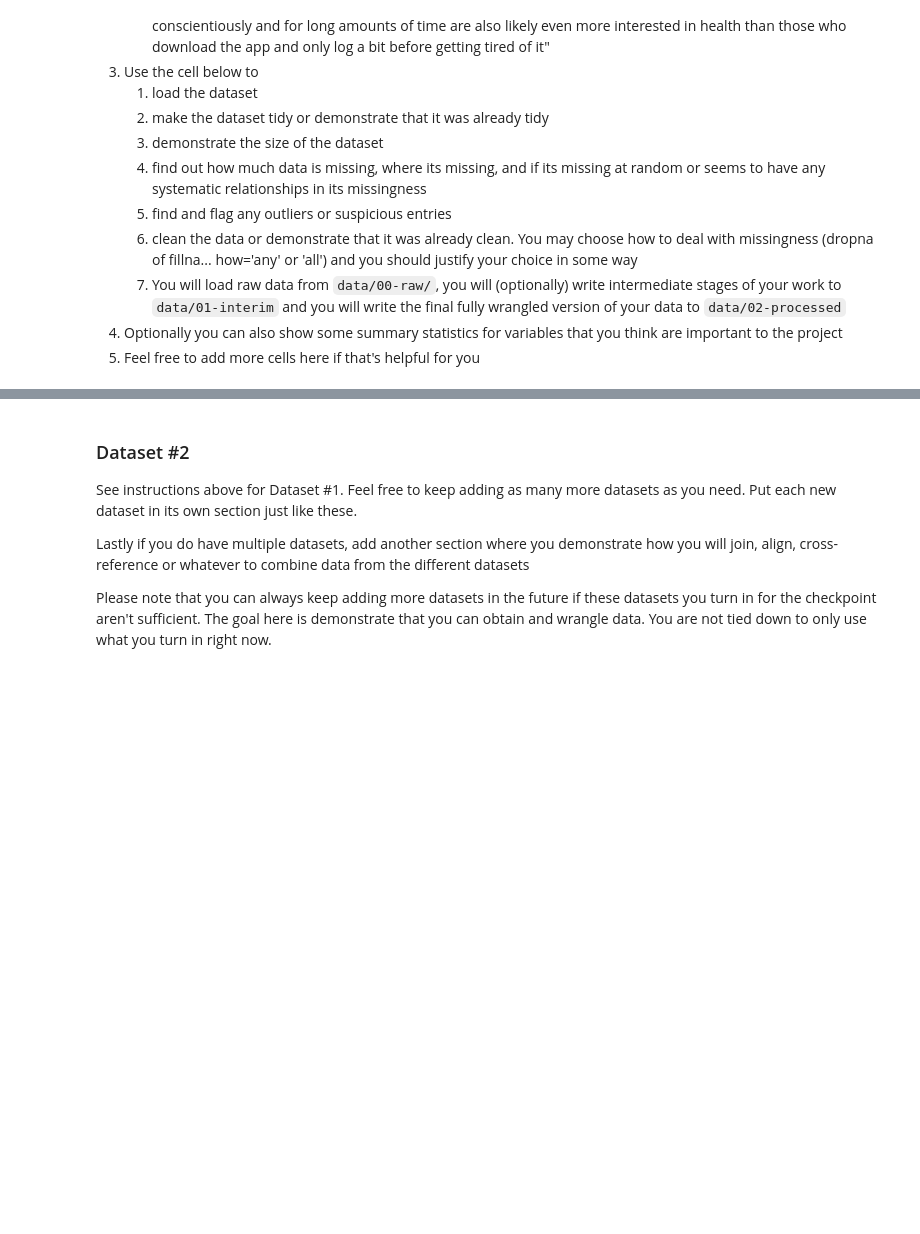
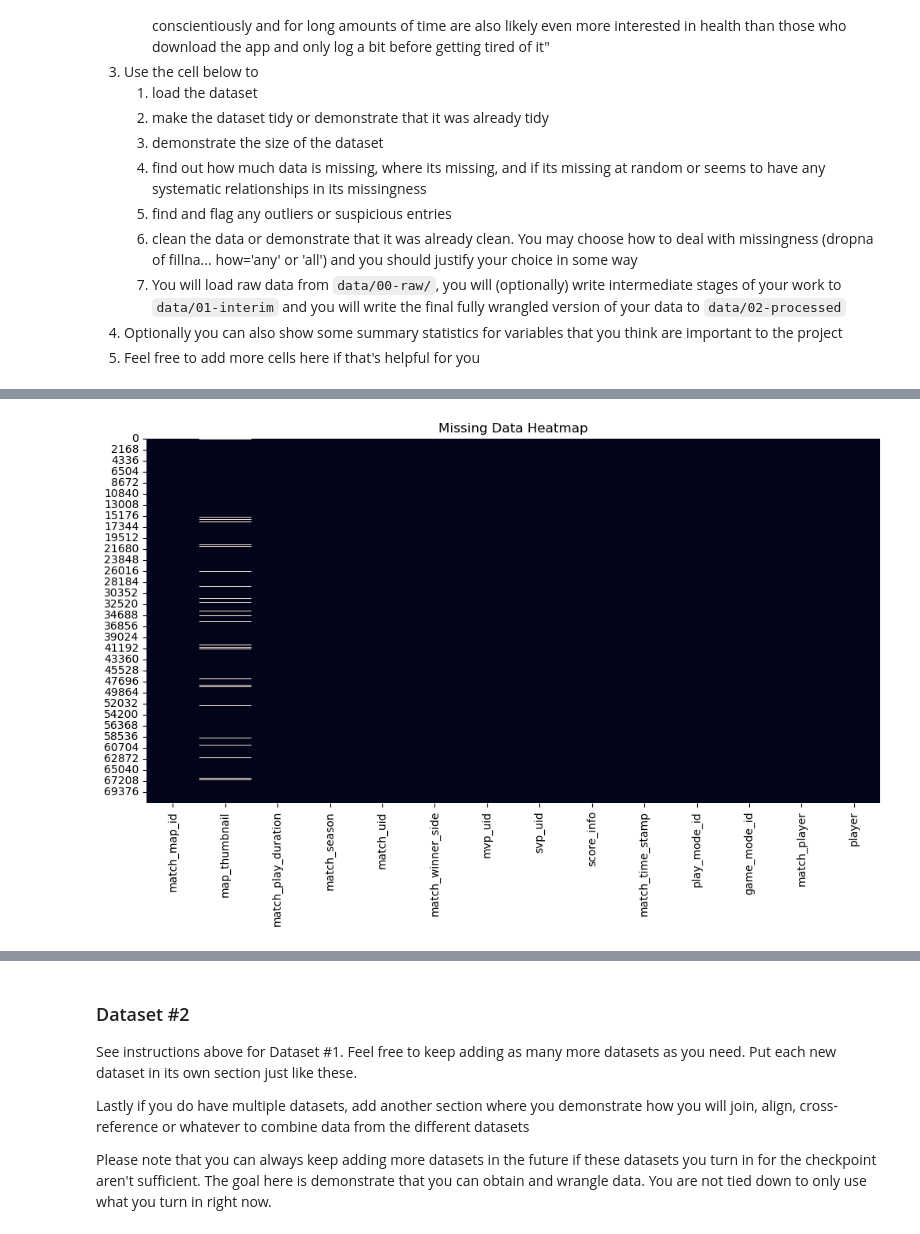
Before and after one commit to COGS108/Group126_WI26, a Jupyter notebook: 01-DataCheckpoint.ipynb, the cells around one changed output, grey strips where cells are left out. Saved outputs shown, nothing was run; the diff lists cells and outputs as text; code cells hidden in the pictures; blank space fills up the shorter version.

Commit message:
Grabbed data from API, cleaned it, did data wrangling

```diff
--- a/01-DataCheckpoint.ipynb
+++ b/01-DataCheckpoint.ipynb
@@ -140,0 +139,96 @@ Instructions:
+# %%
+import json
+import pandas as pd
+import os
+import matplotlib.pyplot as plt
+import seaborn as sns
+
+
+raw_path = './data/00-raw/marvel_rivals_raw.json'
+with open(raw_path, 'r') as f:
+    raw_data = json.load(f)
+
+# -----------------------------
+# 2️⃣ Flatten JSON to tidy dataframe
+# -----------------------------
+all_matches = []
+
+for player, player_data in raw_data.items():
+    matches = player_data.get('match_history', [])
+    for match in matches:
+        match['player'] = player
+        all_matches.append(match)
+
+df = pd.DataFrame(all_matches)
+
+# -----------------------------
+# 3️⃣ Convert timestamp to datetime
+# -----------------------------
+if 'match_time_stamp' in df.columns:
+    df['match_time_stamp'] = pd.to_datetime(df['match_time_stamp'], unit='ms')
+
+# -----------------------------
+# 4️⃣ Dataset overview
+# -----------------------------
+print(f"Number of matches: {len(df)}")
+print(f"Number of columns: {df.shape[1]}")
+print(df.head())
+
+# -----------------------------
+# 5️⃣ Check missing data
+# -----------------------------
+missing_counts = df.isna().sum()
+missing_percent = df.isna().mean() * 100
+missing_summary = pd.DataFrame({'missing_count': missing_counts, 'missing_percent': missing_percent})
+print("\nMissing data summary:\n", missing_summary)
+
+plt.figure(figsize=(12,6))
+sns.heatmap(df.isna(), cbar=False)
+plt.title("Missing Data Heatmap")
+plt.show()
+
+# -----------------------------
+# 6️⃣ Check numeric columns for suspicious values
+# -----------------------------
+numeric_cols = df.select_dtypes(include='number').columns
+print("\nNumeric column statistics:\n")
+print(df[numeric_cols].describe())
+
+# Flag negative values
+for col in numeric_cols:
+    if (df[col] < 0).any():
+        print(f"Suspicious negative values in column: {col}")
+
+# -----------------------------
+# 7️⃣ Clean the data
+# -----------------------------
+# Drop rows missing critical columns
+critical_cols = ['player', 'match_time_stamp', 'match_play_duration']
+df_clean = df.dropna(subset=critical_cols)
+
+# Fill optional numeric missing values with 0
+df_clean[numeric_cols] = df_clean[numeric_cols].fillna(0)
+
+# Drop columns with >50% missing
+threshold = 0.5
+df_clean = df_clean.loc[:, df_clean.isna().mean() < threshold]
+
+# Optional: keep only valid match_winner_side values
+if 'match_winner_side' in df_clean.columns:
+    df_clean = df_clean[df_clean['match_winner_side'].isin([0, 1])]
+
+# -----------------------------
+# 8️⃣ Save interim dataset
+# -----------------------------
+os.makedirs('./data/01-interim', exist_ok=True)
+df_clean.to_json('./data/01-interim/marvel_rivals_interim.json', orient='records', indent=4)
+
+# -----------------------------
+# 9️⃣ Save final cleaned dataset
+# -----------------------------
+os.makedirs('./data/02-processed', exist_ok=True)
+df_clean.to_json('./data/02-processed/marvel_rivals_clean.json', orient='records', indent=4)
+df_clean.to_csv('./data/02-processed/marvel_rivals_clean.csv', index=False)
+
+print("\n✅ Data cleaning complete. Clean data saved to ./data/02-processed/")
+# %% [output]
@@ -140,0 +252 @@ Instructions:
+[figure, added]
```
Also changed, not shown: parts of 2 cells of this notebook, 2 other files.
